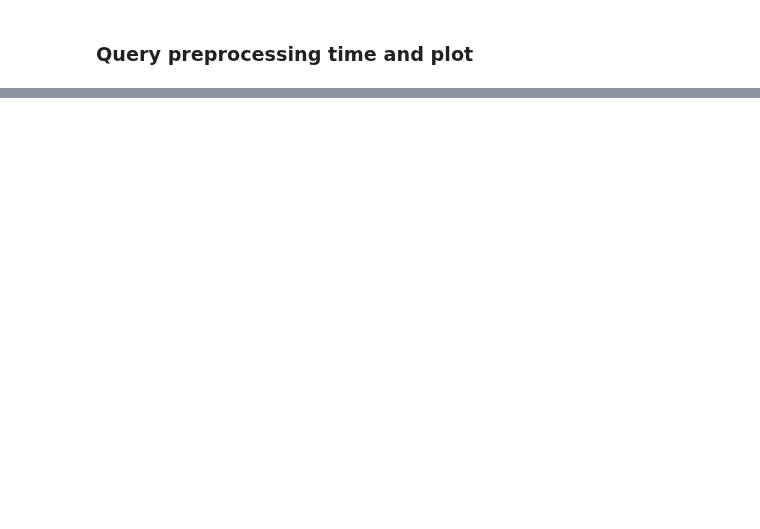
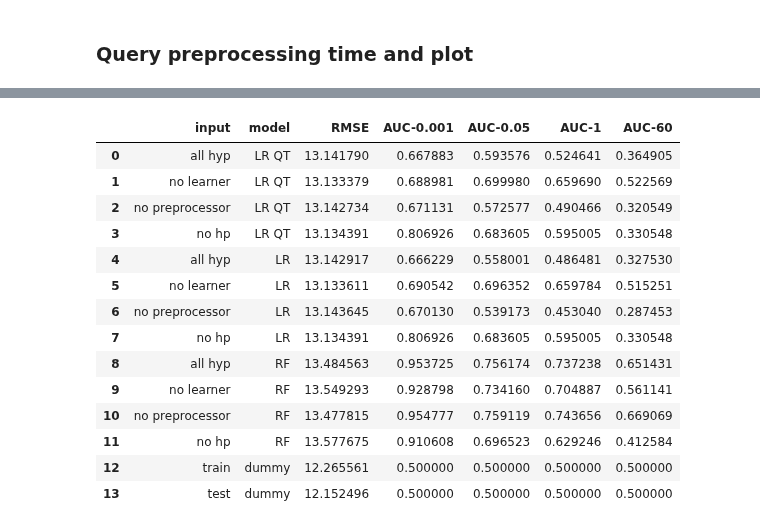
Before and after one commit to fmohr/lcdb, a Jupyter notebook: publications/2023-neurips/use cases/3 - runtime estimation.ipynb, the cells around one changed output, grey strips where cells are left out. Saved outputs shown, nothing was run; the diff lists cells and outputs as text; code cells hidden in the pictures; blank space fills up the shorter version.

```diff
--- a/publications/2023-neurips/use cases/3 - runtime estimation.ipynb
+++ b/publications/2023-neurips/use cases/3 - runtime estimation.ipynb
@@ -198,0 +481,15 @@ plt.show()
+# %%
+res_auc_total = pd.concat(results_auc).reset_index(drop=True)
+
+# can you bold the best auc and the best MSE?
+def highlight_max(s):
+    is_max = s == s.max()
+    return ['font-weight: bold' if v else '' for v in is_max]
+
+def highlight_min(s):
+    is_min = s == s.min()
+    return ['font-weight: bold' if v else '' for v in is_min]
+
+# match all columns that start with AUC
+auc_columns = [col for col in res_auc_total.columns if col.startswith('AUC')]
+res_auc_total.style.apply(highlight_max, subset=auc_columns).apply(highlight_min, subset=['RMSE'])
@@ -198,0 +521,23 @@ plt.show()
+# %%
+dummy_row1 = pd.DataFrame([['train', 'dummy', mse_dummy1, 0.5, 0.5, 0.5, 0.5]], columns=res_auc_total.columns)
+dummy_row2 = pd.DataFrame([['test', 'dummy', mse_dummy2, 0.5, 0.5, 0.5, 0.5]], columns=res_auc_total.columns)
+res_auc_total_dummy = pd.concat([res_auc_total, dummy_row1, dummy_row2], ignore_index=True)
+
+auc_columns = [col for col in res_auc_total_dummy.columns if col.startswith('AUC')]
+res_auc_total_dummy.style.apply(highlight_max, subset=auc_columns).apply(highlight_min, subset=['RMSE'])
+# %% [output]
+|  | input | model | RMSE | AUC-0.001 | AUC-0.05 | AUC-1 | AUC-60 |
+| 0 | all hyp | LR QT | 13.141790 | 0.667883 | 0.593576 | 0.524641 | 0.364905 |
+| 1 | no learner | LR QT | 13.133379 | 0.688981 | 0.699980 | 0.659690 | 0.522569 |
+| 2 | no preprocessor | LR QT | 13.142734 | 0.671131 | 0.572577 | 0.490466 | 0.320549 |
+| 3 | no hp | LR QT | 13.134391 | 0.806926 | 0.683605 | 0.595005 | 0.330548 |
+| 4 | all hyp | LR | 13.142917 | 0.666229 | 0.558001 | 0.486481 | 0.327530 |
+| 5 | no learner | LR | 13.133611 | 0.690542 | 0.696352 | 0.659784 | 0.515251 |
+| 6 | no preprocessor | LR | 13.143645 | 0.670130 | 0.539173 | 0.453040 | 0.287453 |
+| 7 | no hp | LR | 13.134391 | 0.806926 | 0.683605 | 0.595005 | 0.330548 |
+| 8 | all hyp | RF | 13.484563 | 0.953725 | 0.756174 | 0.737238 | 0.651431 |
+| 9 | no learner | RF | 13.549293 | 0.928798 | 0.734160 | 0.704887 | 0.561141 |
+| 10 | no preprocessor | RF | 13.477815 | 0.954777 | 0.759119 | 0.743656 | 0.669069 |
+| 11 | no hp | RF | 13.577675 | 0.910608 | 0.696523 | 0.629246 | 0.412584 |
+| 12 | train | dummy | 12.265561 | 0.500000 | 0.500000 | 0.500000 | 0.500000 |
+| 13 | test | dummy | 12.152496 | 0.500000 | 0.500000 | 0.500000 | 0.500000 |
```
Also changed, not shown: parts of 25 cells of this notebook.
